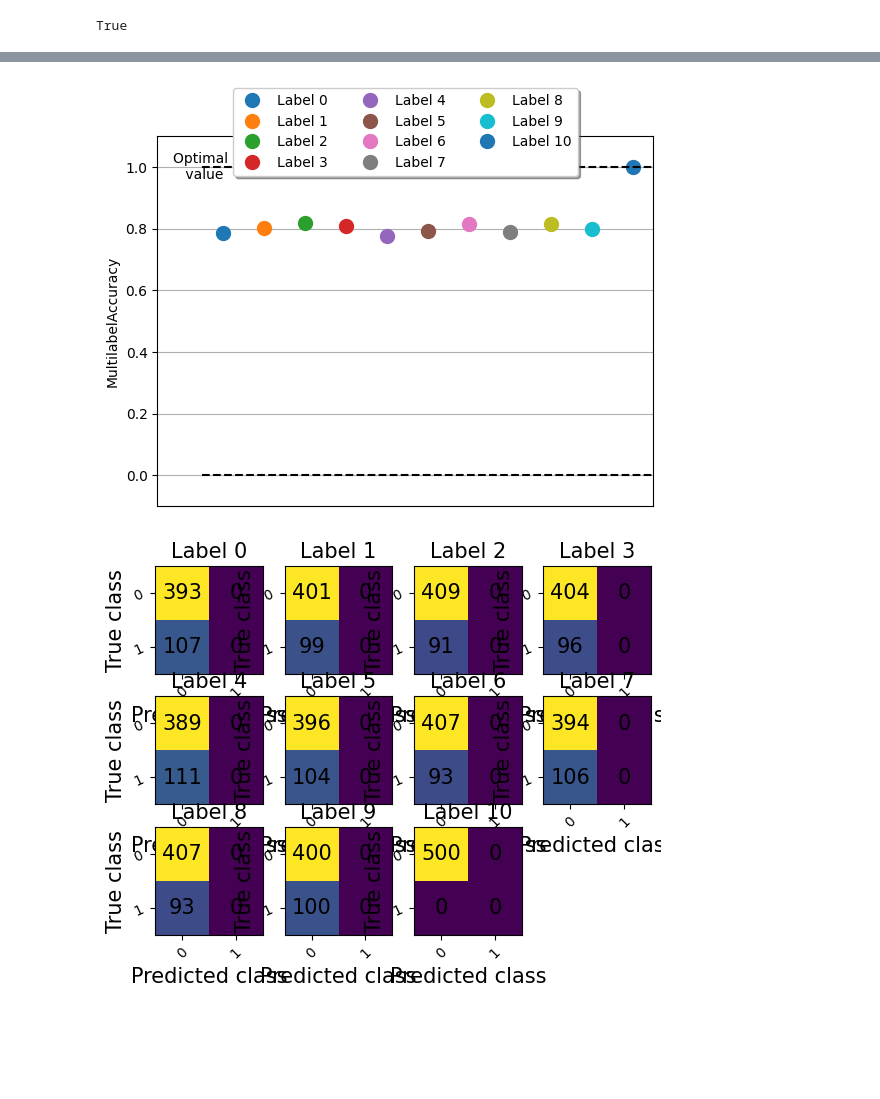
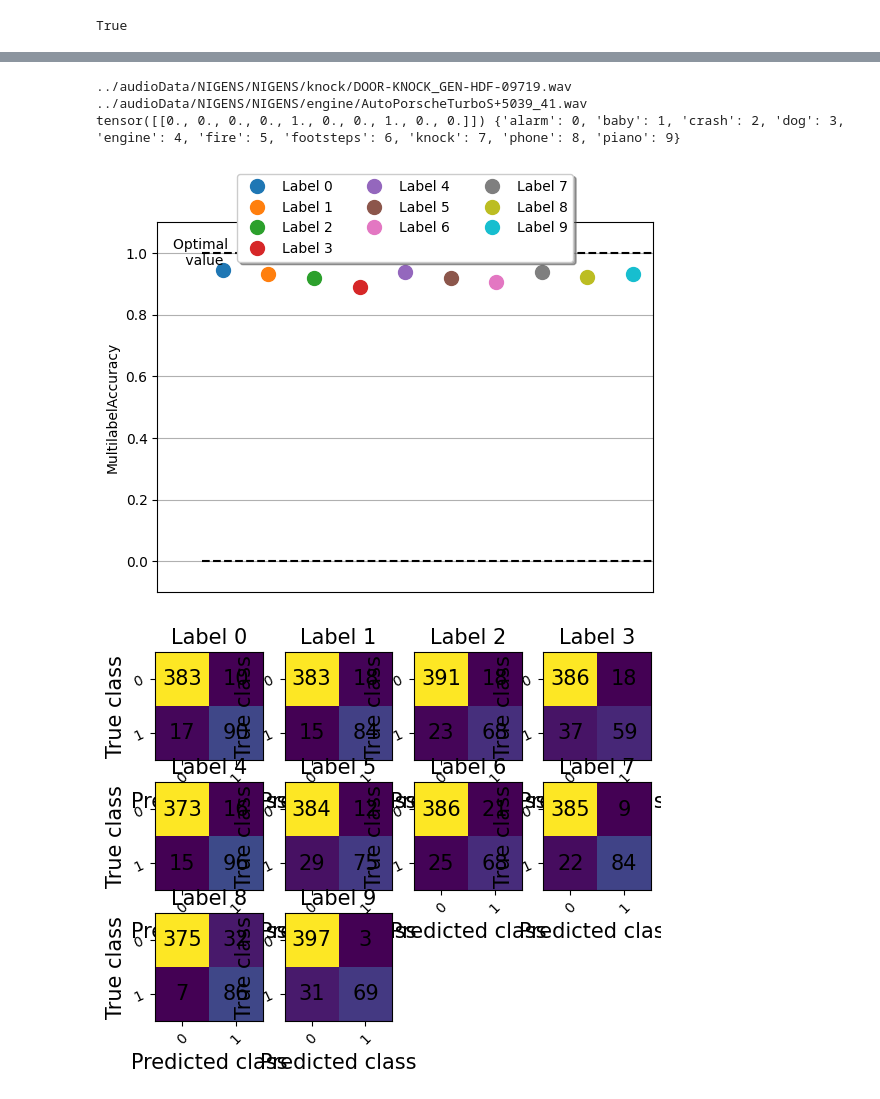
Before and after one commit to darshitttt/spec_based_AE, a Jupyter notebook: decoderTrain.ipynb, the cells around one changed output, grey strips where cells are left out. Cells and saved outputs as stored; diff of their text form; code cells hidden in the pictures; blank space fills up the shorter version.

```diff
--- a/decoderTrain.ipynb
+++ b/decoderTrain.ipynb
@@ -101,7 +115,7 @@ train_dataset = sedDataset(df[0:split])
 test_dataset = sedDataset(df[split:])
 
 train_loader = DataLoader(train_dataset, batch_size=8, shuffle=True)
-test_loader = DataLoader(test_dataset, batch_size=1, shuffle=True)
+test_loader = DataLoader(test_dataset, batch_size=8, shuffle=True)
 # %%
 sad = torch.randn([16,10,63])
 
@@ -143,37 +146,24 @@ class AEDClassifier(nn.Module):
         super(AEDClassifier, self).__init__()
 
         self.classifier = nn.Sequential(
-            nn.Conv2d(16, 8, kernel_size=3, stride=1),
+            nn.Conv2d(16, 8, kernel_size=2, stride=1, padding=1),
             nn.ReLU(),
-            nn.Conv2d(8, 4, kernel_size=3, stride=1),
+            nn.Conv2d(8, 4, kernel_size=2, stride=1, padding=1),
             nn.ReLU(),
-            nn.Conv2d(4, 1, kernel_size=3, stride=1),
+            nn.Conv2d(4, 1, kernel_size=2, stride=1, padding=1),
             nn.ReLU(),
             nn.Flatten(),
-            nn.Linear(228, 400),
+            nn.Linear(858, 200),
             nn.ReLU(),
-            nn.Linear(400, 800),
-            nn.ReLU(),
-            nn.Linear(800, 800),
-            nn.ReLU(),
-            nn.Linear(800, 600),
-            nn.ReLU(),
-            nn.Linear(600, 300),
-            nn.ReLU(),
-            nn.Linear(300, 100),
-            nn.ReLU(),
-            nn.Linear(100, 50),
-            nn.ReLU(),
-            nn.Linear(50, 11),
-            nn.ReLU()
+            nn.Linear(200, 10)
         )
         self.sigmoid = nn.Sigmoid()
 
     def forward(self, x):
         x = self.classifier(x)
-        #y = self.sigmoid(x)
+        y = self.sigmoid(x)
 
-        return x
+        return y
 # %%
 sas = torch.rand([16,10,63])
 
@@ -185,8 +175,9 @@ tensor([[0.0040, 0.0851, 0.0000, 0.0000, 0.0083, 0.0000, 0.0000, 0.1459, 0.0000,
 sed_classifier = AEDClassifier()
 device = 'cuda:1' if torch.cuda.is_available() else 'cpu'
 
-loss_fn = nn.BCEWithLogitsLoss().to(device)
-optimizer = optim.SGD(sed_classifier.parameters(), lr=0.001)
+#loss_fn = nn.CrossEntropyLoss().to(device)
+loss_fn = nn.BCELoss().to(device)
+optimizer = optim.Adam(sed_classifier.parameters(), lr=0.001)
 # %%
 import statistics
 
@@ -200,6 +191,7 @@ for epoch in range(0, epochs):
 
     for data in train_loader:
         sed_classifier.train()
+        optimizer.zero_grad()
         inputs, labes = data
 
         inputs = inputs.to(device)
@@ -214,9 +206,9 @@ for epoch in range(0, epochs):
             #print(output.shape, labes.shape)
             loss = loss_fn(output, labes)
 
-            optimizer.zero_grad()
             if not torch.isnan(loss).any():
                 loss.backward()
+                optimizer.step()
                 loc_list.append(loss.item())
 
     print(f"Epoch [{epoch+1}/{epochs}] Loss: [{statistics.mean(loc_list)}]")
@@ -234,28 +226,49 @@ Epoch [10/10] Loss: [0.7224815084934234]
+# %%
+f1 = random.choice(df['file1'])
+f2 = random.choice(df['file2'])
+print(f1,f2)
+noise = audio_utils.add_two_noise([f1,f2], [5])
+featss = audio_utils.get_random_audioFeatures(noise)
+
+encoder = encoder.cpu()
+encoder.eval()
+with torch.no_grad():
+    repres = encoder.encoder(featss)
+
+sed_classifier = sed_classifier.cpu()
+sed_classifier.eval()
+with torch.no_grad():
+    out = sed_classifier(repres)
+
+print((torch.round(out)), lab_dict)
+# %% [output]
+../audioData/NIGENS/NIGENS/knock/DOOR-KNOCK_GEN-HDF-09719.wav ../audioData/NIGENS/NIGENS/engine/AutoPorscheTurboS+5039_41.wav
+tensor([[0., 0., 0., 0., 1., 0., 0., 1., 0., 0.]]) {'alarm': 0, 'baby': 1, 'crash': 2, 'dog': 3, 'engine': 4, 'fire': 5, 'footsteps': 6, 'knock': 7, 'phone': 8, 'piano': 9}
 # %%
 import torchmetrics
 acc_list = []
 sed_classifier = sed_classifier.to('cpu')
 encoder = encoder.to('cpu')
 
-multi_lab_acc = torchmetrics.classification.MultilabelAccuracy(num_labels=len(lab_dict)+1, average=None)
-conf_mat = torchmetrics.classification.MultilabelConfusionMatrix(num_labels=len(lab_dict)+1)
+multi_lab_acc = torchmetrics.classification.MultilabelAccuracy(num_labels=len(lab_dict), average=None)
+conf_mat = torchmetrics.classification.MultilabelConfusionMatrix(num_labels=len(lab_dict))
 for data in test_loader:
 
     sed_classifier.eval()
     encoder.eval()
     inpu, labs = data
 
     with torch.no_grad():
         repr = encoder.encoder(inpu)
         out_ = sed_classifier(repr)
-        torch.round(out_)
+        out_ = torch.round(out_)
     out_ = out_.to('cpu', torch.int)
     labs = labs.to('cpu', torch.int)
     multi_lab_acc.update(out_, labs)
     conf_mat.update(out_, labs)
 
 fig1, ax1 = multi_lab_acc.plot()
 fig2, ax2 = conf_mat.plot()
 # %% [output]
-[figure, old version]
+[figure, new version]
-[figure, old version]
+[figure, new version]
```
Also changed, not shown: parts of 10 cells of this notebook, 4 other files.
